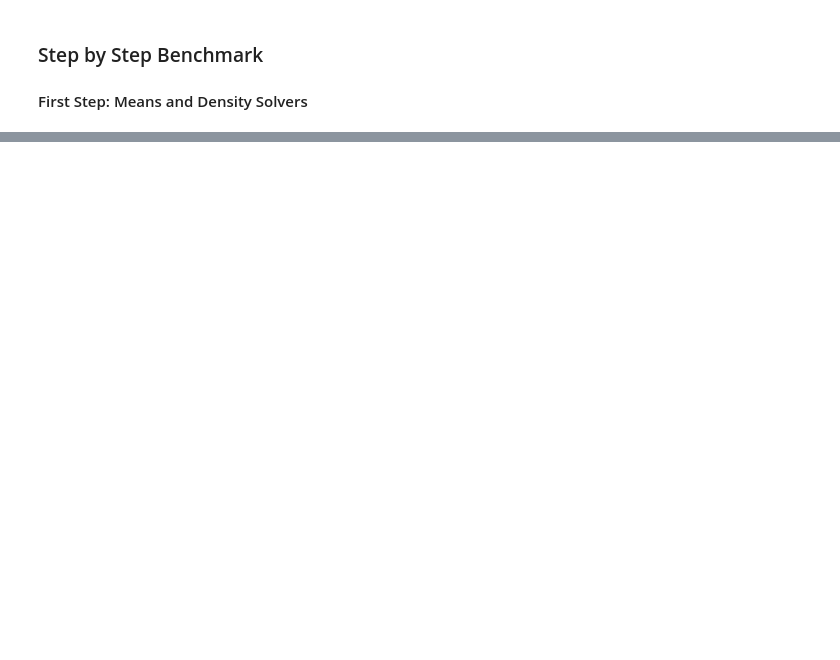
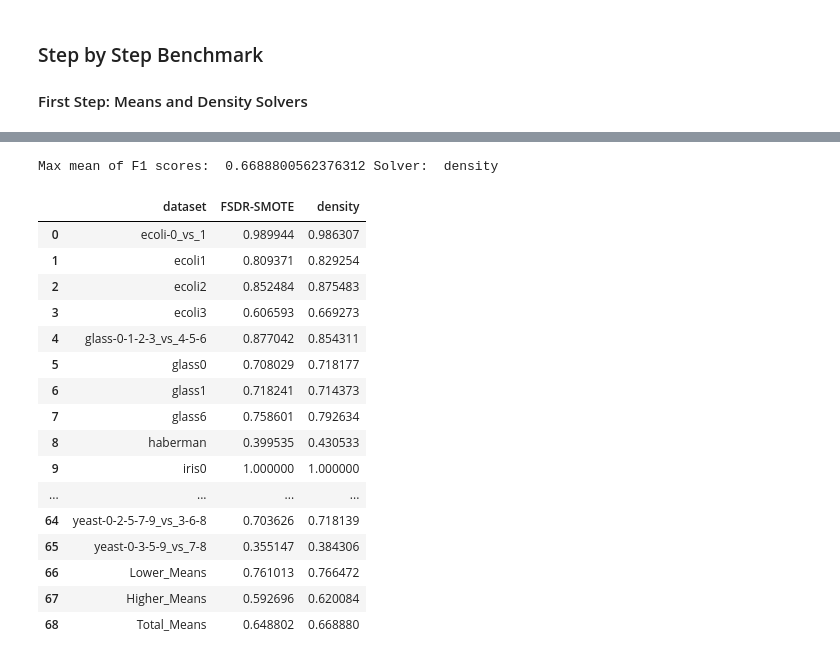
Before and after one commit to UnaiLalana/DAB-SMOTE, a Jupyter notebook: notebooks/benchmarks/StatisticalBenchmarkEvaluation.ipynb, the cells around one changed output, grey strips where cells are left out. Saved outputs shown, nothing was run; the diff lists cells and outputs as text; code cells hidden in the pictures; blank space fills up the shorter version.

```diff
--- a/notebooks/benchmarks/StatisticalBenchmarkEvaluation.ipynb
+++ b/notebooks/benchmarks/StatisticalBenchmarkEvaluation.ipynb
@@ -461,0 +301,4 @@ Max mean of F1 scores:  0.6641386620894112 Solver:  mixed
+# %%
+solvers = ["density"]
+fixed_params = {"k":0.75}
+df = benchmark(["./../../data/benchmarks/imb_IRLowerThan9/", "./../../data/benchmarks/imb_IRHigherThan9p1/", "./../../data/benchmarks/imb_IRHigherThan9p2/"], "solver", solvers, fixed_params, progress=True, selected_columns=["FSDR-SMOTE"])
@@ -461,0 +324,35 @@ Max mean of F1 scores:  0.6641386620894112 Solver:  mixed
+# %%
+means_total = df.iloc[:, 1:].mean(axis=0)
+comp = ["FSDR-SMOTE"] + solvers
+print("Max mean of F1 scores: ", means_total.max(), "Solver: ", comp[means_total.argmax()])
+
+lower_means = df.iloc[0:22, 1:].mean(axis=0)
+higher_means = df.iloc[22:, 1:].mean(axis=0)
+
+lower_means_row = pd.DataFrame([['Lower_Means'] + lower_means.tolist()], columns=df.columns)
+higher_means_row = pd.DataFrame([['Higher_Means'] + higher_means.tolist()], columns=df.columns)
+means_total_row = pd.DataFrame([['Total_Means'] + means_total.tolist()], columns=df.columns)
+
+df_with_means = pd.concat([df, lower_means_row, higher_means_row, means_total_row], ignore_index=True)
+
+df_with_means_color = df_with_means.style.apply(highlight_max, axis=1)
+df_with_means_color
+# %% [output]
+Max mean of F1 scores:  0.6688800562376312 Solver:  density
+|  | dataset | FSDR-SMOTE | density |
+| 0 | ecoli-0_vs_1 | 0.989944 | 0.986307 |
+| 1 | ecoli1 | 0.809371 | 0.829254 |
+| 2 | ecoli2 | 0.852484 | 0.875483 |
+| 3 | ecoli3 | 0.606593 | 0.669273 |
+| 4 | glass-0-1-2-3_vs_4-5-6 | 0.877042 | 0.854311 |
+| 5 | glass0 | 0.708029 | 0.718177 |
+| 6 | glass1 | 0.718241 | 0.714373 |
+| 7 | glass6 | 0.758601 | 0.792634 |
+| 8 | haberman | 0.399535 | 0.430533 |
+| 9 | iris0 | 1.000000 | 1.000000 |
+| ... | ... | ... | ... |
+| 64 | yeast-0-2-5-7-9_vs_3-6-8 | 0.703626 | 0.718139 |
+| 65 | yeast-0-3-5-9_vs_7-8 | 0.355147 | 0.384306 |
+| 66 | Lower_Means | 0.761013 | 0.766472 |
+| 67 | Higher_Means | 0.592696 | 0.620084 |
+| 68 | Total_Means | 0.648802 | 0.668880 |
```
Also changed, not shown: parts of 10 cells of this notebook, 3 other files.
